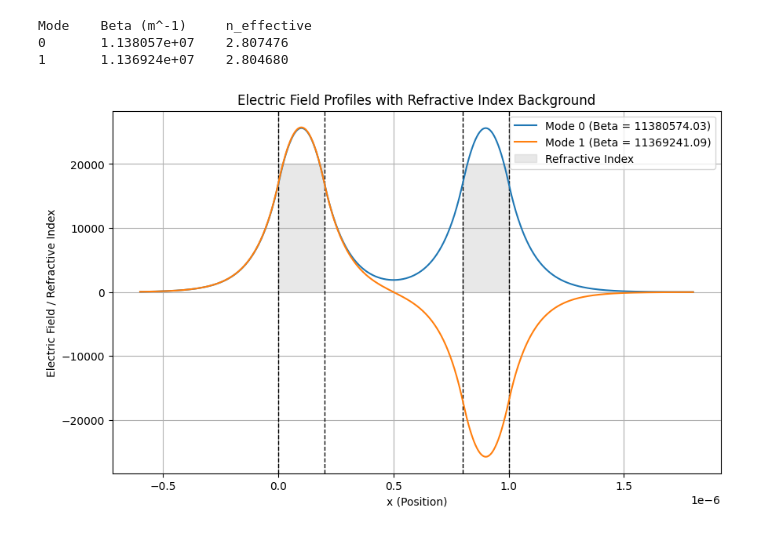
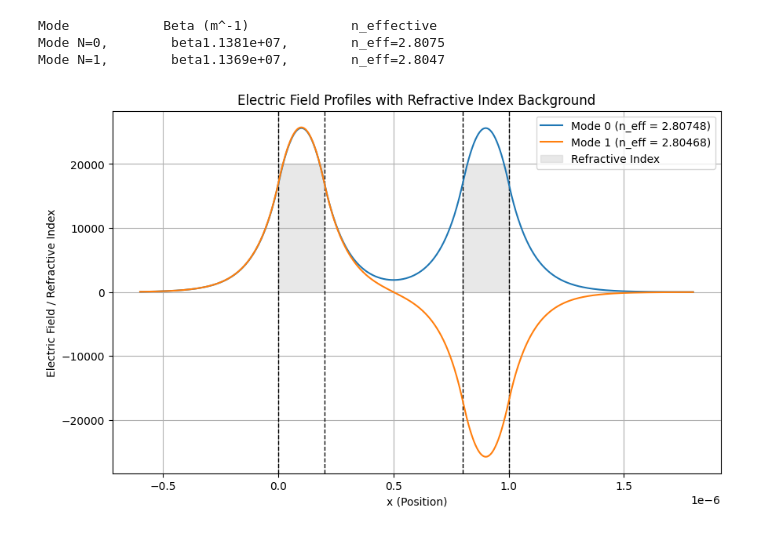
Before and after one commit to yoav-yosifor/photonic-devices, a Jupyter notebook: part1/ques3_c.ipynb, the cells around one changed output. Drawn from its saved outputs; the diff is of its cells as text; code cells hidden in the pictures.

Commit message:
Add plots for each mode

```diff
--- a/part1/ques3_c.ipynb
+++ b/part1/ques3_c.ipynb
@@ -88,15 +88,15 @@ def find_betas(beta_min, beta_max, n, d, k0, steps=10000):
 # %%
 betas = find_betas(beta_min, beta_max, n, d, k0)
 # Print the mode number, beta, and n_effective
-print("Mode\tBeta (m^-1)\tn_effective")
+print("Mode\t\tBeta (m^-1)\t\tn_effective")
 
 for mode_number, beta in enumerate(betas, start=0):
     n_effective = beta / k0
-    print(f"Mode N={N},\t b={b[1]:.5},\tn_eff={neff:.5}")
+    print(f"Mode N={mode_number},\t beta{beta:.5},\tn_eff={beta/k0:.5}")
 # %% [output]
-Mode    Beta (m^-1)     n_effective
-0       1.138057e+07    2.807476
-1       1.136924e+07    2.804680
+Mode            Beta (m^-1)             n_effective
+Mode N=0,        beta1.1381e+07,        n_eff=2.8075
+Mode N=1,        beta1.1369e+07,        n_eff=2.8047
 # %%
 def calculate_p_list(beta, n, k0):
     pk = []
@@ -160,32 +160,32 @@ x = np.linspace(-3 * d1, d2 + 4 * d1, 1000)
 first_four_betas = betas[:4]
 
 # Get the refractive index profile
 n_profile_values = reflective_indicies_profile(n, x)
 scale_factor = 2 * 1e+4 / max(n_profile_values)
 n_profile_values = n_profile_values * scale_factor
 
 # Start plotting
 plt.figure(figsize=(10, 6))
 
 boundary_positions = [0] + d
 for boundary in boundary_positions:
     plt.axvline(boundary, color='black', linestyle='--', linewidth=1)
 
 # Plot the electric field profiles for the first four fundamental modes
 for i, beta in enumerate(first_four_betas, start=0):
     # Calculate the electric field for the current mode
     x_field, E_field = calculate_E(beta, x)  # Replace with your function and parameters
-    plt.plot(x_field, E_field, label=f"Mode {i} (Beta = {beta:.2f})")
+    plt.plot(x_field, E_field, label=f"Mode {i} (n_eff = {beta/k0:.5f})")
 
 # Add labels, title, legend, and grid
 plt.xlabel("x (Position)")
 # Plot the refractive index profile as a background
 plt.fill_between(x, n_profile_values, color='lightgray', alpha=0.5, label="Refractive Index")
 plt.ylabel("Electric Field / Refractive Index")
 plt.title("Electric Field Profiles with Refractive Index Background")
 
 plt.legend()
 plt.grid()
 plt.show()
 # %% [output]
-[figure, old version]
+[figure, new version]
```
Also changed, not shown: 3 other files.
